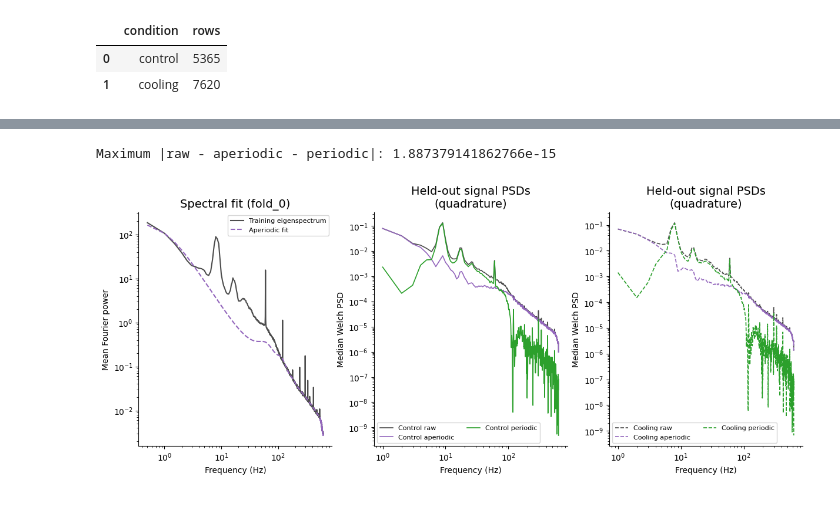
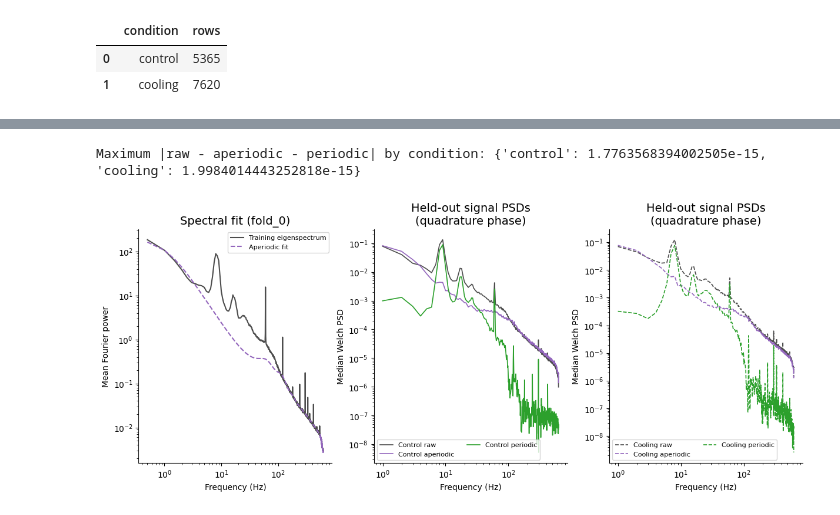
Before and after one commit to voytekresearch/oscillatory_eigenvectors, a Jupyter notebook: notebooks/15_hippocampal_theta_minimal_splits.ipynb, the cells around one changed output, grey strips where cells are left out. Cells and saved outputs as stored; diff of their text form; code cells hidden in the pictures.

```diff
--- a/notebooks/15_hippocampal_theta_minimal_splits.ipynb
+++ b/notebooks/15_hippocampal_theta_minimal_splits.ipynb
@@ -973,12 +966,12 @@ EXPERIMENT_AR_POSITIVE_LOGLOG_SLOPE_TOLERANCE = 0.0
 
 EXPERIMENT_AR_SLOPE_PENALTY_GRID_SIZE = 256
 EXPERIMENT_PSD_NPERSEG = int(FS)
-# 'additive': phase-preserving residual; signals sum exactly.
+# 'additive': legacy phase-preserving residual; signals sum exactly.
 # 'quadrature': exact signal sum, smooth fitted aperiodic PSD, and
 # positive-excess periodic PSD using the original fixed branch.
-# 'quadrature_phase': the same power and reconstruction identities, with
-# one training-derived branch transition that reduces systematic theta lag.
-EXPERIMENT_PERIODIC_MODE = "quadrature"
+# 'quadrature_phase': exact signal sum and fitted aperiodic PSD, with raw
+# phase preserved wherever the periodic amplitude residual is positive.
+EXPERIMENT_PERIODIC_MODE = "quadrature_phase"
 EXPERIMENT_PLOT_FREQUENCIES = (1.0, 40.0)
 EXPERIMENT_COLORS = {"raw": "#4D4D4D", "aperiodic": "C4", "periodic": "C2"}
 EXPERIMENT_CONDITION_LABELS = {"control": "Control", "cooling": "Cooling"}
@@ -991,13 +984,6 @@ experiment_test_keep = keep & split_labels[EXPERIMENT_FOLD].eq("test").to_numpy(
 X_experiment_train = X[experiment_train_keep]
 X_experiment_test = X[experiment_test_keep]
 experiment_test_rows = split_labels.loc[experiment_test_keep].reset_index(drop=True)
-
-experiment_phase_kwargs = (
-    {"quadrature_balance_band": QUADRATURE_BALANCE_BAND}
-    if EXPERIMENT_PERIODIC_MODE == "quadrature_phase"
-    else {}
-)
-
 
 experiment_psd_model = RobustAperiodicAR(
     fs=FS,
@@ -1021,7 +1007,6 @@ experiment_model = OscEig(
     fs=FS,
     psd_model=experiment_psd_model,
     periodic_mode=EXPERIMENT_PERIODIC_MODE,
-    **experiment_phase_kwargs,
 )
 experiment_model.fit(X_experiment_train)
 
@@ -1042,18 +1027,11 @@ for condition in CONDITIONS:
         * int(condition_keep.sum())
         / len(X_experiment_train)
     )
-    phase_reuse_kwargs = (
-        {"quadrature_signs": experiment_model.quadrature_signs_}
-        if EXPERIMENT_PERIODIC_MODE == "quadrature_phase"
-        else {}
-    )
     X_condition_aperiodic, X_condition_periodic, _, _, _ = reconstruct(
         X_experiment_test[condition_keep],
         experiment_target_powers,
         return_factors=False,
         periodic_mode=EXPERIMENT_PERIODIC_MODE,
-        fs=FS,
-        **phase_reuse_kwargs,
     )
     X_experiment_aperiodic[condition_keep] = X_condition_aperiodic
     X_experiment_periodic[condition_keep] = X_condition_periodic
@@ -1092,35 +1070,35 @@ experiment_components = {
 condition_styles = {"control": "-", "cooling": "--"}
 for idx, condition in enumerate(CONDITIONS):
     condition_keep = experiment_test_rows["condition"].eq(condition).to_numpy()
     for component, X_component in experiment_components.items():
         freqs, powers = welch(
             X_component[condition_keep],
             fs=FS,
             nperseg=min(EXPERIMENT_PSD_NPERSEG, X_component.shape[1]),
             axis=1,
         )
         spectrum = np.nanmedian(powers, axis=0)
         plot_keep = (freqs > 0) & np.isfinite(spectrum) & (spectrum > 0)
         ax_decomposed[idx].loglog(
             freqs[plot_keep],
             spectrum[plot_keep],
             color=EXPERIMENT_COLORS[component],
             ls=condition_styles[condition],
             lw=1.2,
             label=f"{EXPERIMENT_CONDITION_LABELS[condition]} {component}",
         )
 
 for ax in ax_decomposed:
     periodic_mode_label = EXPERIMENT_PERIODIC_MODE.replace("_", " ")
     ax.set_title(f"Held-out signal PSDs\n({periodic_mode_label})", size=EXPERIMENT_TITLE_SIZE)
     ax.set_xlabel("Frequency (Hz)")
     ax.set_ylabel("Median Welch PSD")
     ax.legend(fontsize=EXPERIMENT_LEGEND_SIZE, ncol=2)
     ax.spines[["top", "right"]].set_visible(False)
 plt.show()
 # %% [output]
-Maximum |raw - aperiodic - periodic|: 1.887379141862766e-15
+Maximum |raw - aperiodic - periodic| by condition: {'control': 1.7763568394002505e-15, 'cooling': 1.9984014443252818e-15}
-[figure, old version]
+[figure, new version]
 # %%
 from neurodsp.spectral import compute_spectrum
 
```
Also changed, not shown: parts of 6 cells of this notebook, 1 other file.
